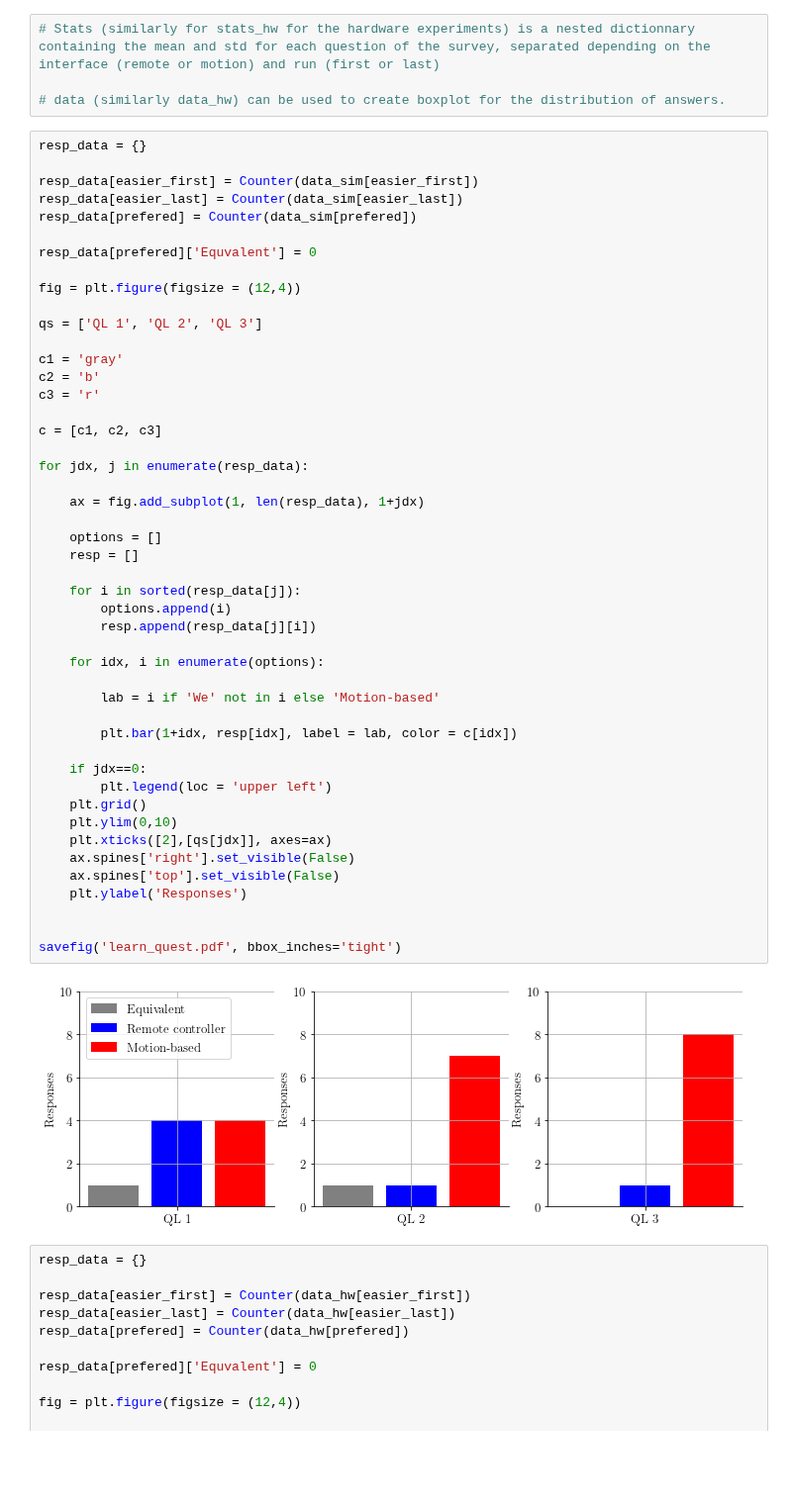
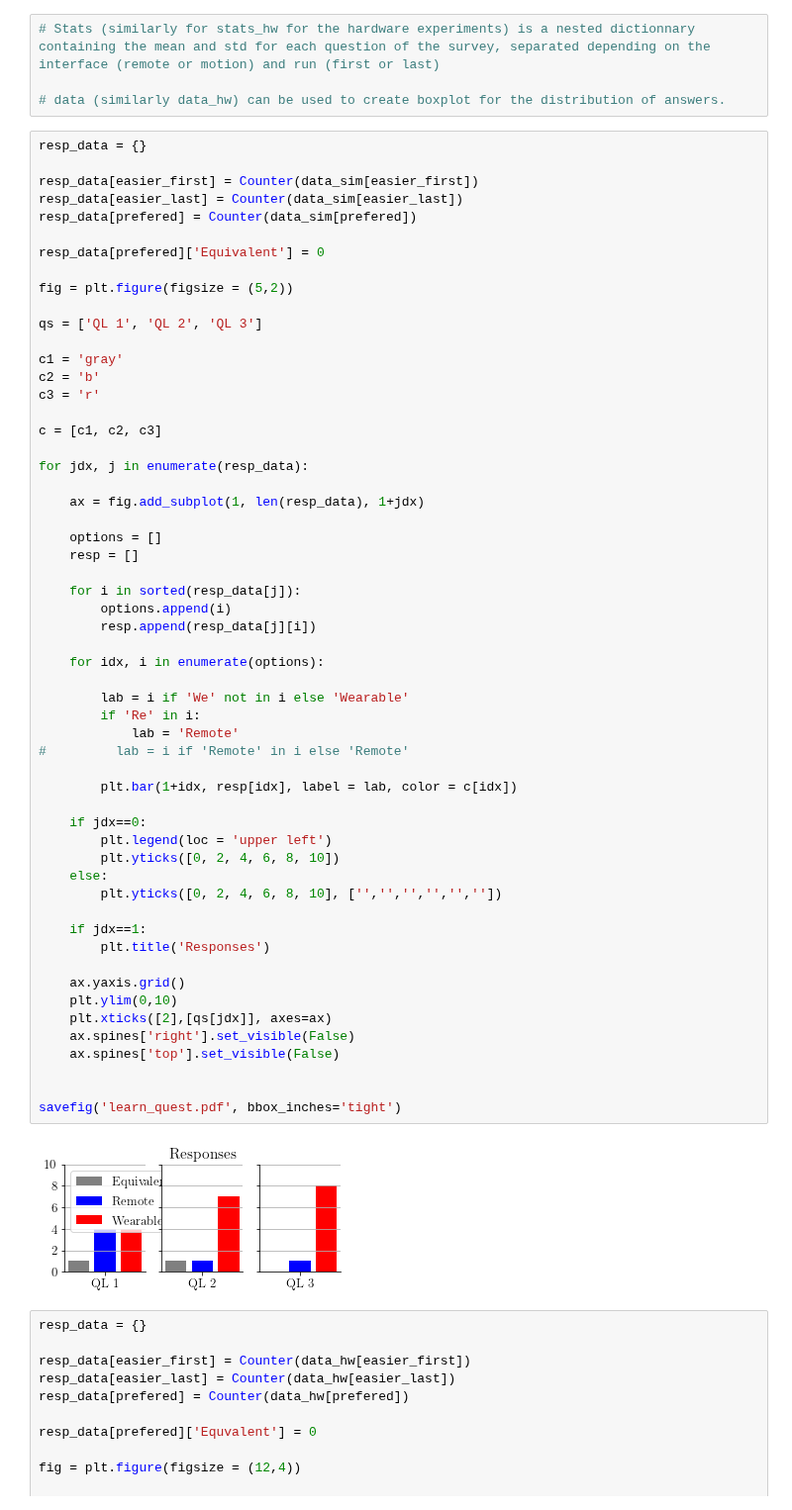
Before and after one commit to medioman22/Bidirectional_Interface, a Jupyter notebook: data_analysis/Surveys/analyze_form_learn.ipynb, the cells around one changed output. Shown at 99% size. Drawn from its saved outputs; the diff is of its cells as text; blank space fills up the shorter version.

Commit message:
all data analysis + WIP final figures

```diff
--- a/data_analysis/Surveys/analyze_form_learn.ipynb
+++ b/data_analysis/Surveys/analyze_form_learn.ipynb
@@ -121,9 +121,9 @@ resp_data[easier_first] = Counter(data_sim[easier_first])
 resp_data[easier_last] = Counter(data_sim[easier_last])
 resp_data[prefered] = Counter(data_sim[prefered])
 
-resp_data[prefered]['Equvalent'] = 0
+resp_data[prefered]['Equivalent'] = 0
 
-fig = plt.figure(figsize = (12,4))
+fig = plt.figure(figsize = (5,2))
 
 qs = ['QL 1', 'QL 2', 'QL 3']
 
@@ -132,37 +132,46 @@ c2 = 'b'
 c3 = 'r'
 
 c = [c1, c2, c3]
 
 for jdx, j in enumerate(resp_data):
 
     ax = fig.add_subplot(1, len(resp_data), 1+jdx)
 
     options = []
     resp = []
 
     for i in sorted(resp_data[j]):
         options.append(i)
         resp.append(resp_data[j][i])
 
     for idx, i in enumerate(options):
 
-        lab = i if 'We' not in i else 'Motion-based'
+        lab = i if 'We' not in i else 'Wearable'
+        if 'Re' in i:
+            lab = 'Remote'
+#         lab = i if 'Remote' in i else 'Remote'
 
         plt.bar(1+idx, resp[idx], label = lab, color = c[idx])
 
     if jdx==0:
         plt.legend(loc = 'upper left')
-    plt.grid()
+        plt.yticks([0, 2, 4, 6, 8, 10])
+    else:
+        plt.yticks([0, 2, 4, 6, 8, 10], ['','','','','',''])
+
+    if jdx==1:
+        plt.title('Responses')
+
+    ax.yaxis.grid()
     plt.ylim(0,10)
     plt.xticks([2],[qs[jdx]], axes=ax)
     ax.spines['right'].set_visible(False)
     ax.spines['top'].set_visible(False)
-    plt.ylabel('Responses')
 
 
 savefig('learn_quest.pdf', bbox_inches='tight')
 # %% [output]
-[figure, old version]
+[figure, new version]
 # %%
 resp_data = {}
 
```
Also changed, not shown: parts of 23 cells of this notebook, 21 other files.
